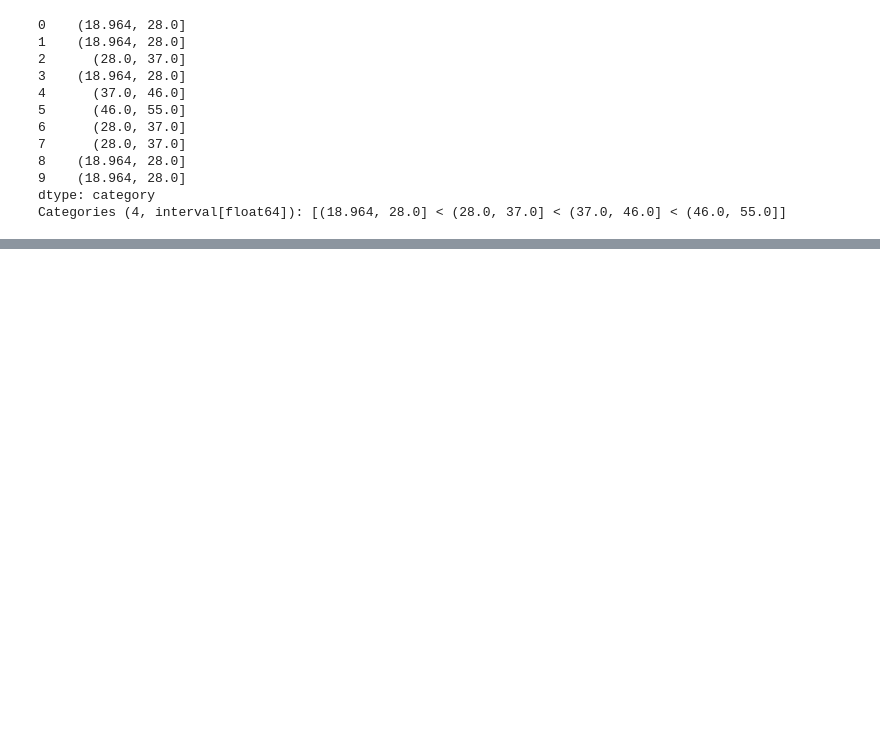
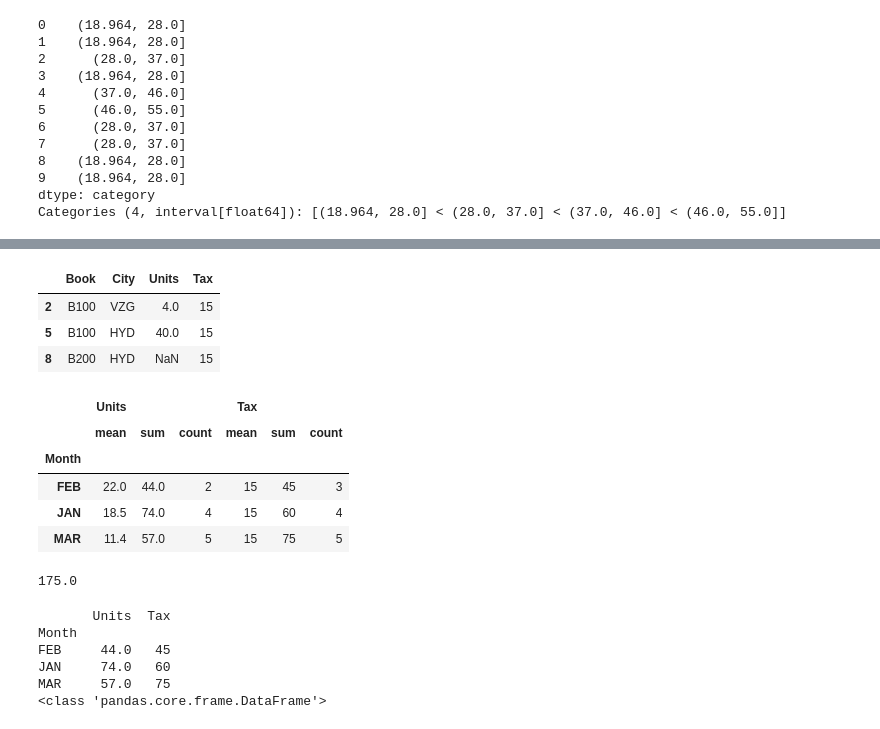
Before and after one commit to srikanthpragada/DS_11_NOV_2019, a Jupyter notebook: sales.ipynb, the cells around one changed output, grey strips where cells are left out. Saved outputs shown, nothing was run; the diff lists cells and outputs as text; code cells hidden in the pictures; blank space fills up the shorter version.

```diff
--- a/sales.ipynb
+++ b/sales.ipynb
@@ -442,0 +463,2 @@ pd.cut(ages, bins=[])
+# %%
+g = sales.groupby('Month')
@@ -442,0 +506,32 @@ pd.cut(ages, bins=[])
+# %%
+g.get_group('FEB')
+# %% [output]
+|  | Book | City | Units | Tax |
+| 2 | B100 | VZG | 4.0 | 15 |
+| 5 | B100 | HYD | 40.0 | 15 |
+| 8 | B200 | HYD | NaN | 15 |
+# %%
+g.agg( ['mean','sum','count'])
+# %% [output]
+|  | Units |  |  | Tax |  |  |
+|  | mean | sum | count | mean | sum | count |
+| Month |  |  |  |  |  |  |
+| FEB | 22.0 | 44.0 | 2 | 15 | 45 | 3 |
+| JAN | 18.5 | 74.0 | 4 | 15 | 60 | 4 |
+| MAR | 11.4 | 57.0 | 5 | 15 | 75 | 5 |
+# %%
+total = sales['Units'].sum()
+print(total)
+# %% [output]
+175.0
+# %%
+gs  = sales.groupby('Month').sum()
+print(gs)
+print(type(gs))
+# %% [output]
+       Units  Tax
+Month
+FEB     44.0   45
+JAN     74.0   60
+MAR     57.0   75
+<class 'pandas.core.frame.DataFrame'>
```
Also changed, not shown: parts of 28 cells of this notebook, 1 other file.
